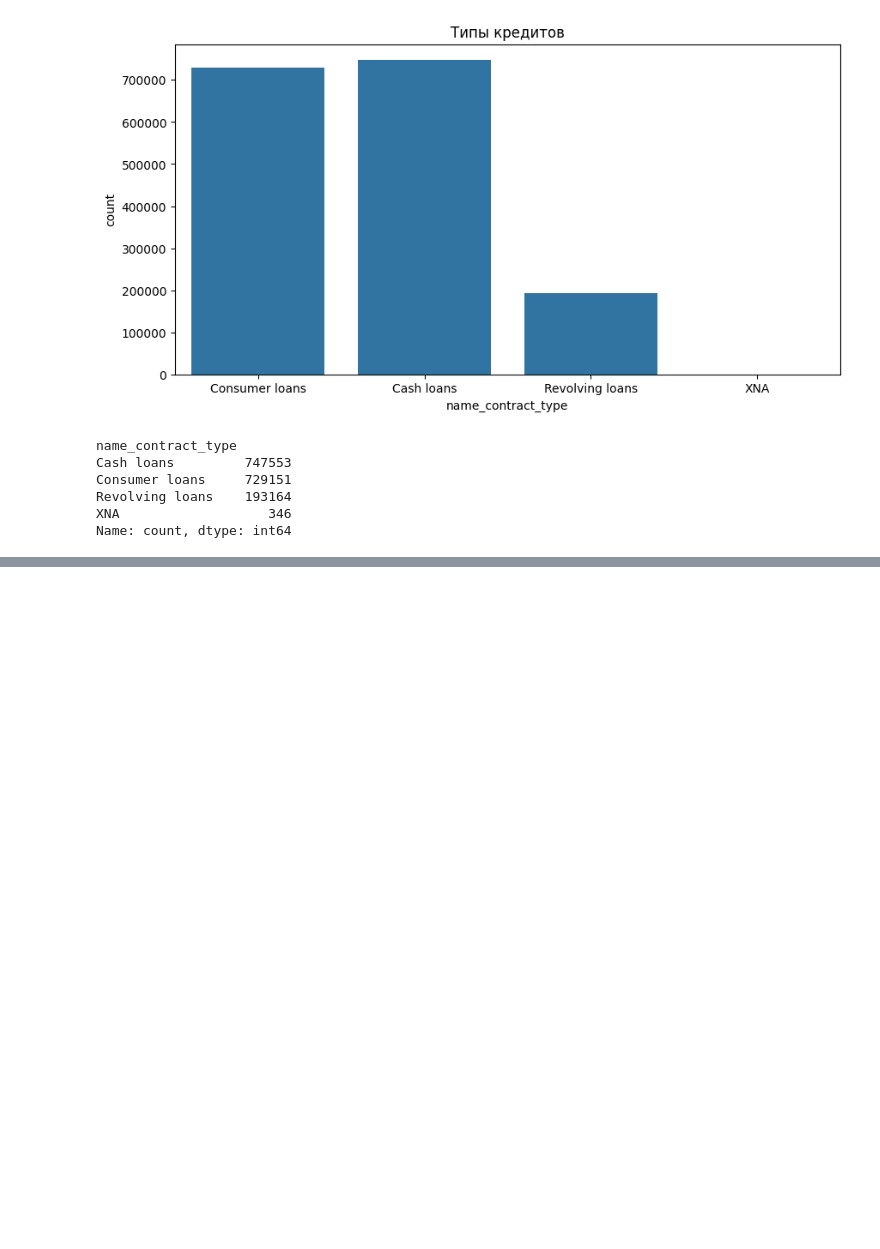
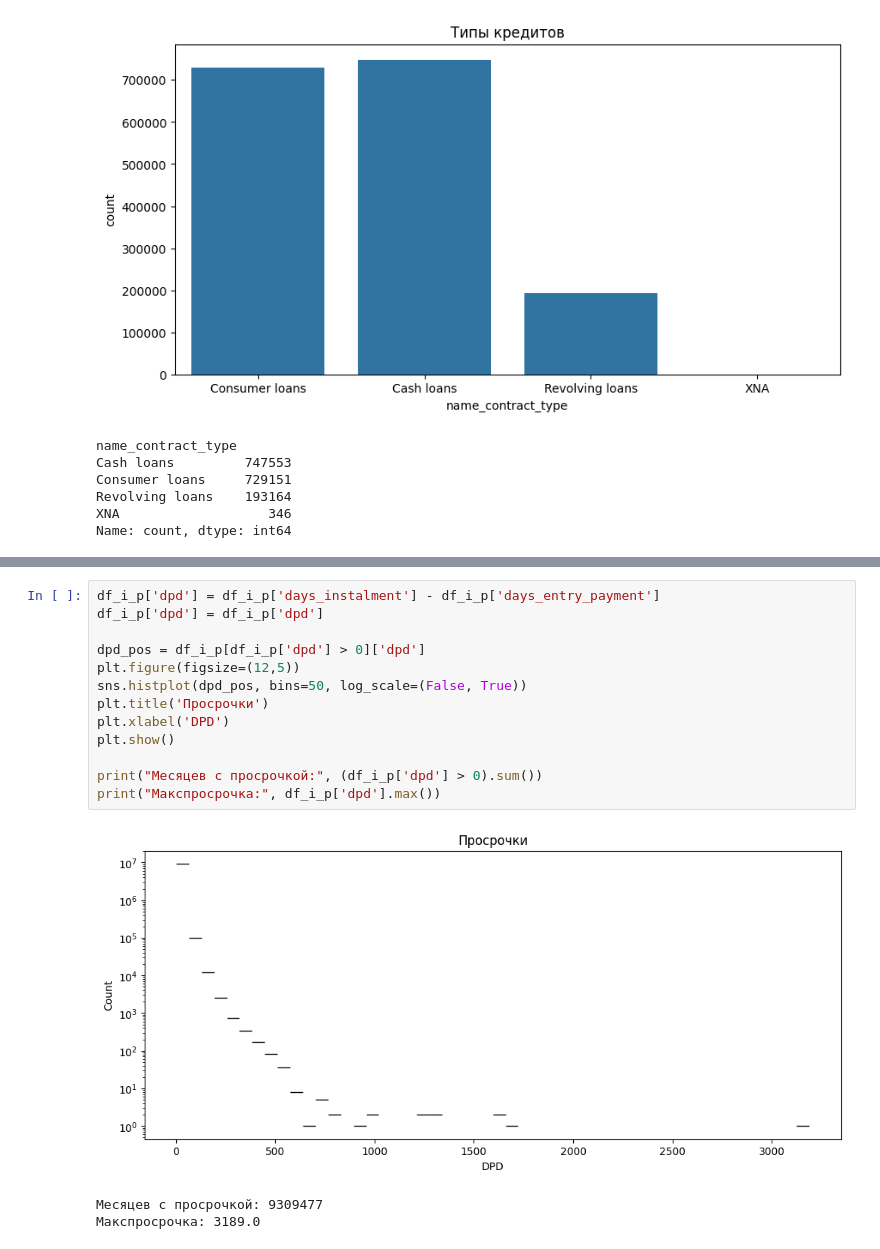
Before and after one commit to malakhovs04/Home-Credit-Default-Risk, a Jupyter notebook: check_tables.ipynb, the cells around one changed output, grey strips where cells are left out. Saved outputs shown, nothing was run; the diff lists cells and outputs as text; blank space fills up the shorter version.

```diff
--- a/check_tables.ipynb
+++ b/check_tables.ipynb
@@ -950,0 +1026,17 @@ Name: count, dtype: int64
+# %%
+df_i_p['dpd'] = df_i_p['days_instalment'] - df_i_p['days_entry_payment']
+df_i_p['dpd'] = df_i_p['dpd']
+
+dpd_pos = df_i_p[df_i_p['dpd'] > 0]['dpd']
+plt.figure(figsize=(12,5))
+sns.histplot(dpd_pos, bins=50, log_scale=(False, True))
+plt.title('Просрочки')
+plt.xlabel('DPD')
+plt.show()
+
+print("Месяцев с просрочкой:", (df_i_p['dpd'] > 0).sum())
+print("Макспросрочка:", df_i_p['dpd'].max())
+# %% [output]
+[figure, added]
+Месяцев с просрочкой: 9309477
+Макспросрочка: 3189.0
```
Also changed, not shown: parts of 10 cells of this notebook.
